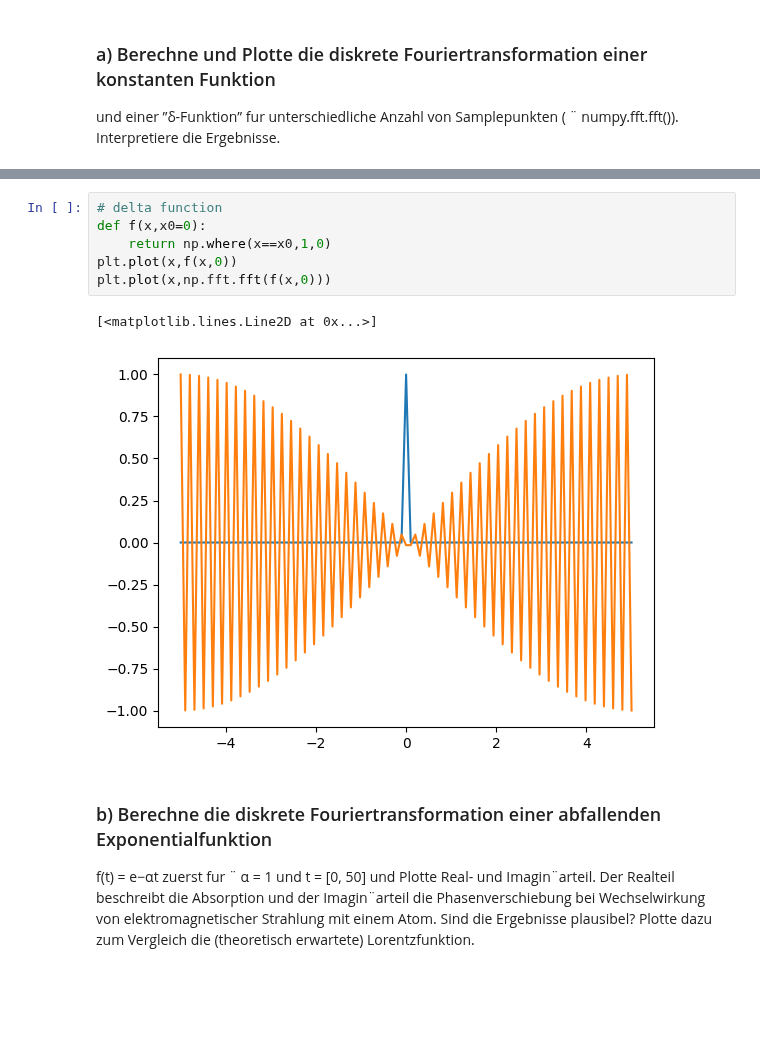
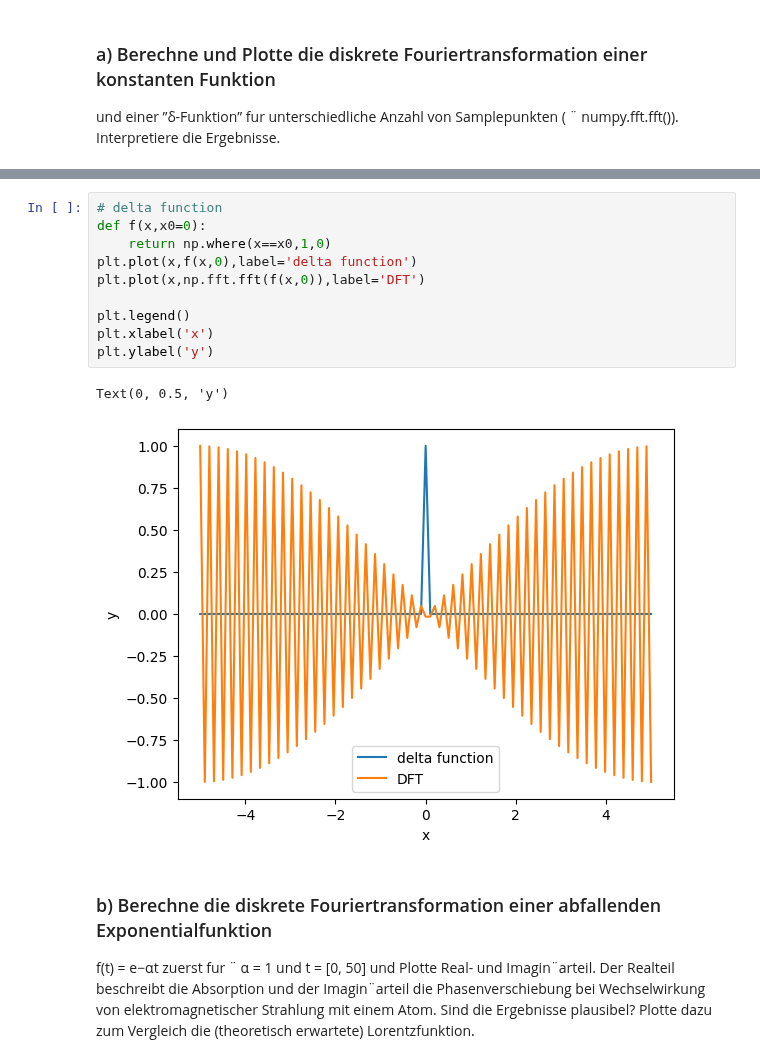
Before and after one commit to emhl/CoPhy2, a Jupyter notebook: Blatt4-Reihenentw-DFT/Blatt4-Aufg3.ipynb, the cells around one changed output, grey strips where cells are left out. Cells and saved outputs as stored; diff of their text form; blank space fills up the shorter version.

Commit message:
add labels

```diff
--- a/Blatt4-Reihenentw-DFT/Blatt4-Aufg3.ipynb
+++ b/Blatt4-Reihenentw-DFT/Blatt4-Aufg3.ipynb
@@ -30,12 +33,16 @@ plt.plot(x,np.fft.fft(f(x,1)))
 # %%
 # delta function
 def f(x,x0=0):
     return np.where(x==x0,1,0)
-plt.plot(x,f(x,0))
-plt.plot(x,np.fft.fft(f(x,0)))
+plt.plot(x,f(x,0),label='delta function')
+plt.plot(x,np.fft.fft(f(x,0)),label='DFT')
+
+plt.legend()
+plt.xlabel('x')
+plt.ylabel('y')
 # %% [output]
-[<matplotlib.lines.Line2D at 0x...>]
+Text(0, 0.5, 'y')
-[figure, old version]
+[figure, new version]
 # %% [markdown]
 ### b) Berechne die diskrete Fouriertransformation einer abfallenden Exponentialfunktion
 f(t) = e−αt zuerst fur ¨ α = 1 und t = [0, 50] und Plotte Real- und Imagin¨arteil.
```
Also changed, not shown: parts of 4 cells of this notebook, 2 other files.
